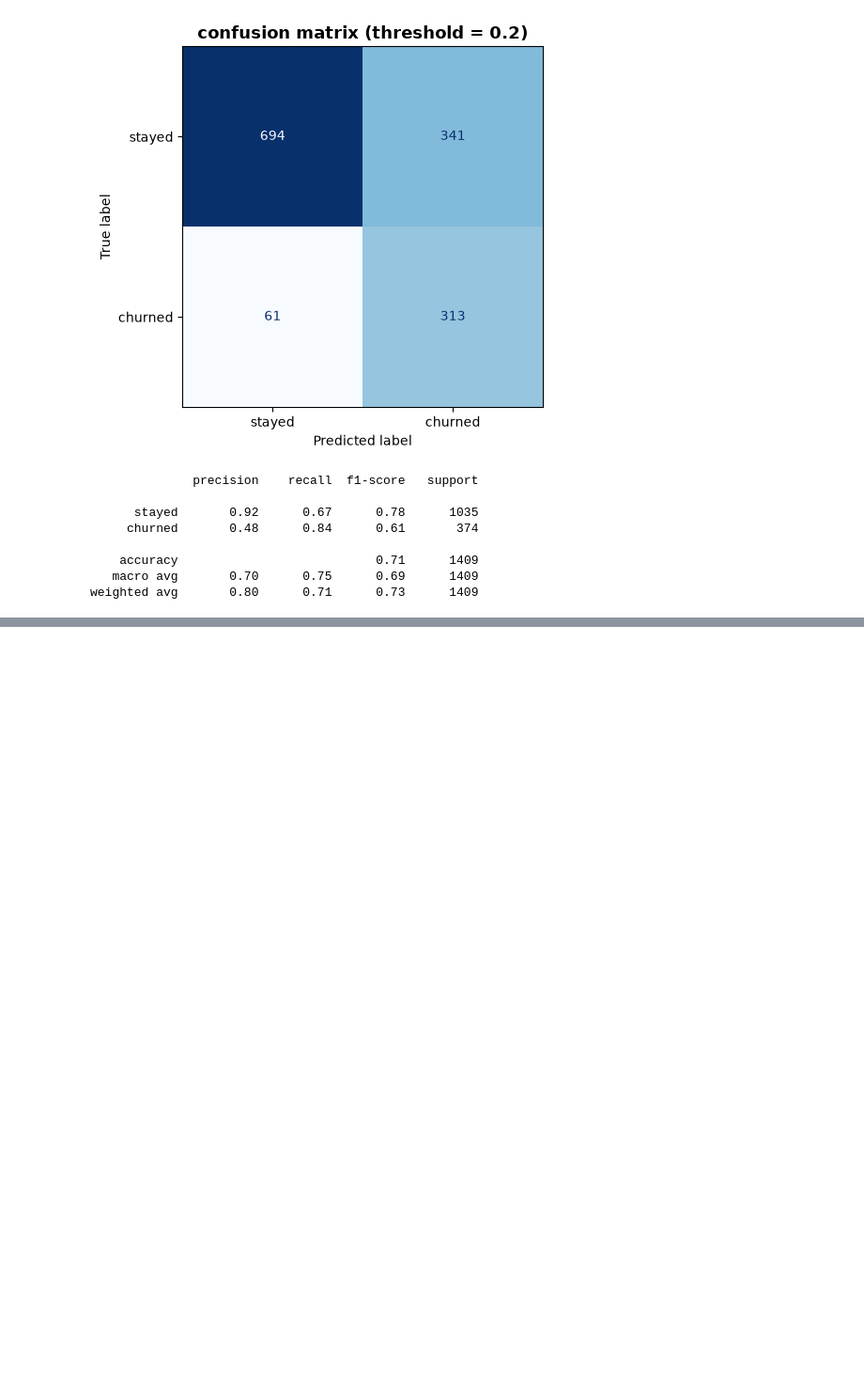
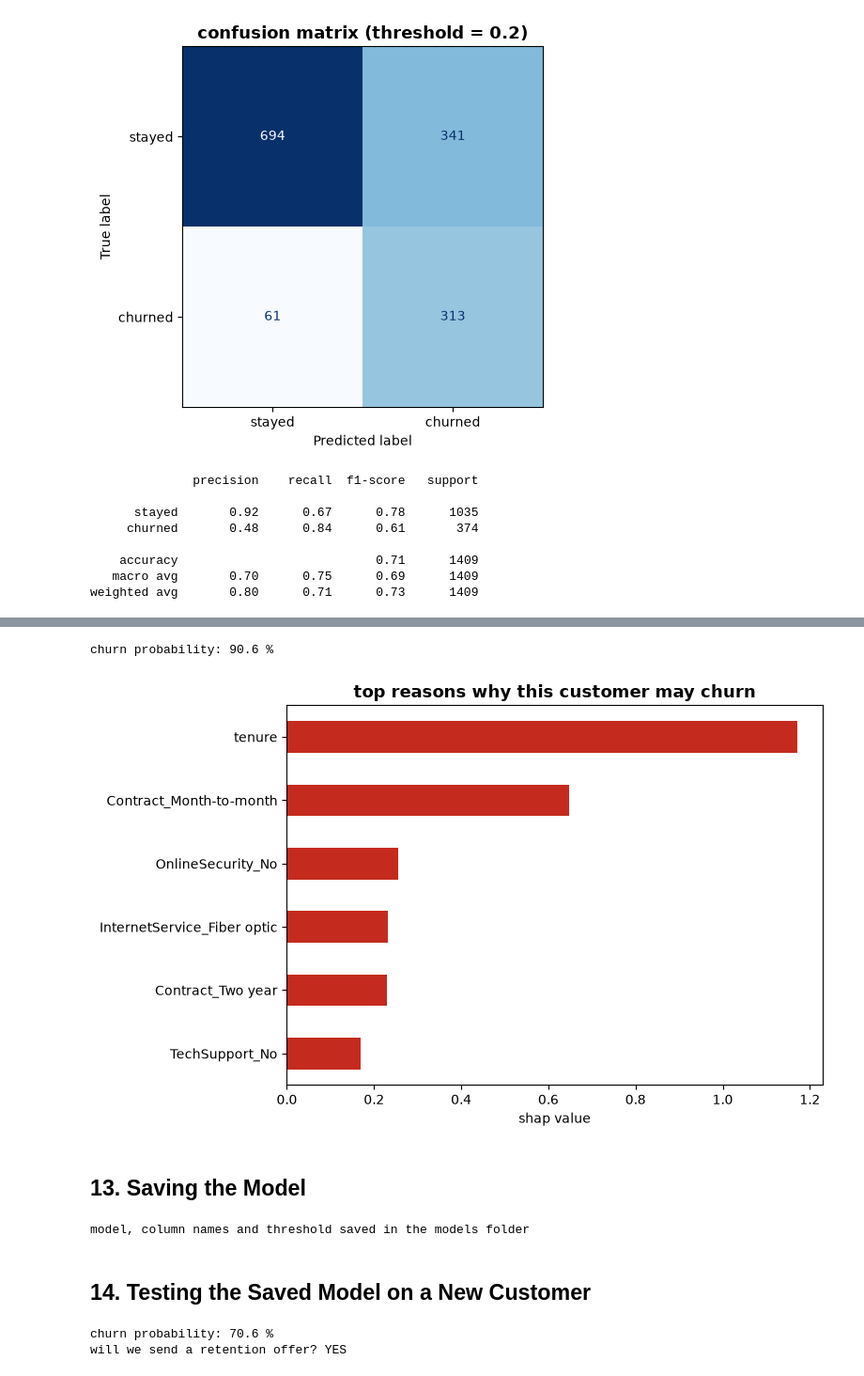
Before and after one commit to RaginiGupta21/Telecom-Churn-Prediction-AutoML, a Jupyter notebook: Telecom_Churn_AutoML.ipynb, the cells around one changed output, grey strips where cells are left out. Shown at 94% size. Drawn from its saved outputs; the diff is of its cells as text; code cells hidden in the pictures; blank space fills up the shorter version.

```diff
--- a/Telecom_Churn_AutoML.ipynb
+++ b/Telecom_Churn_AutoML.ipynb
@@ -276,0 +291,57 @@ weighted avg       0.80      0.71      0.73      1409
+# %%
+# explaining one customer - the one with the highest churn probability
+i = test_prob.argmax()
+print("churn probability:", round(test_prob[i] * 100, 1), "%")
+
+contrib = pd.Series(shap_values[i], index=X_test.columns)
+top = contrib.sort_values().tail(6)     # the 6 biggest reasons for churn
+
+plt.figure(figsize=(8, 5))
+top.plot(kind='barh', color='#C42B1E')
+plt.title('top reasons why this customer may churn', fontsize=13, fontweight='bold')
+plt.xlabel('shap value')
+plt.tight_layout()
+plt.savefig("images/one_customer_reasons.png", bbox_inches="tight")
+plt.show()
+# %% [output]
+churn probability: 90.6 %
+[figure, added]
+# %% [markdown]
+## 13. Saving the Model
+# %%
+os.makedirs("models", exist_ok=True)
+
+joblib.dump(best_model, "models/churn_model.pkl")
+joblib.dump(list(X.columns), "models/model_columns.pkl")
+joblib.dump(best_threshold, "models/threshold.pkl")
+
+print("model, column names and threshold saved in the models folder")
+# %% [output]
+model, column names and threshold saved in the models folder
+# %% [markdown]
+## 14. Testing the Saved Model on a New Customer
+# %%
+model = joblib.load("models/churn_model.pkl")
+model_columns = joblib.load("models/model_columns.pkl")
+threshold = joblib.load("models/threshold.pkl")
+
+# a new customer (values are made up)
+new_customer = pd.DataFrame([{
+    'gender': 'Female', 'SeniorCitizen': 0, 'Partner': 'No', 'Dependents': 'No', 'tenure': 2,
+    'PhoneService': 'Yes', 'MultipleLines': 'No', 'InternetService': 'Fiber optic',
+    'OnlineSecurity': 'No', 'OnlineBackup': 'No', 'DeviceProtection': 'No', 'TechSupport': 'No',
+    'StreamingTV': 'No', 'StreamingMovies': 'No', 'Contract': 'Month-to-month',
+    'PaperlessBilling': 'Yes', 'PaymentMethod': 'Electronic check',
+    'MonthlyCharges': 80.0, 'TotalCharges': 160.0}])
+
+# same steps as training
+new_customer = add_new_features(new_customer)
+new_customer = pd.get_dummies(new_customer, dtype=int)
+new_customer = new_customer.reindex(columns=model_columns, fill_value=0)   # same columns as training
+
+prob = model.predict_proba(new_customer)[0, 1]
+print("churn probability:", round(prob * 100, 1), "%")
+print("will we send a retention offer?", "YES" if prob >= threshold else "NO")
+# %% [output]
+churn probability: 70.6 %
+will we send a retention offer? YES
```
Also changed, not shown: parts of 4 cells of this notebook, 5 other files.
